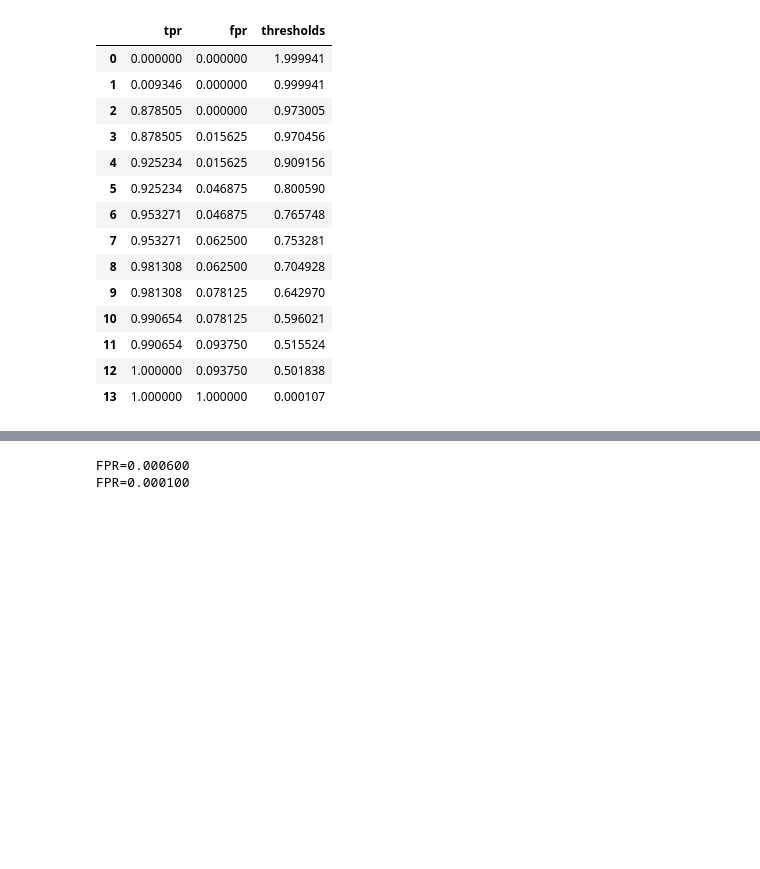
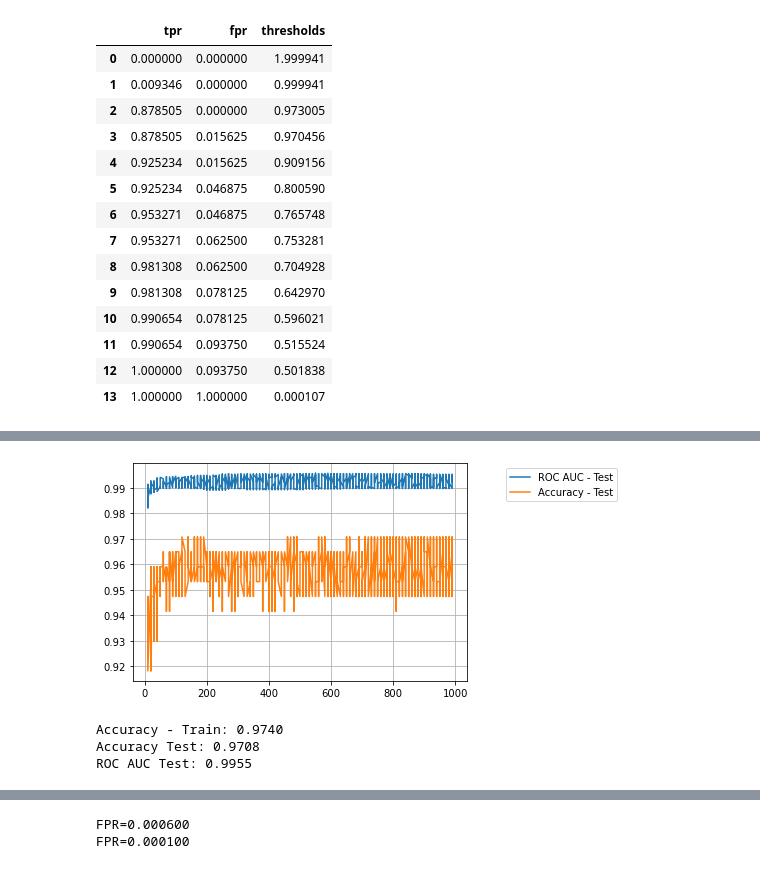
Before and after one commit to omdgit/Hands-On-Gradient-Boosting-with-XGBoost-and-Scikit-learn, a Jupyter notebook: Chapter10/auroc.ipynb, the cells around one changed output, grey strips where cells are left out. Saved outputs shown, nothing was run; the diff lists cells and outputs as text; code cells hidden in the pictures; blank space fills up the shorter version.

```diff
--- a/Chapter10/auroc.ipynb
+++ b/Chapter10/auroc.ipynb
@@ -121,0 +353,30 @@ plt.grid(alpha=0.5)
+# %%
+m = df_results.copy()
+m.sort_index(inplace=True)
+plt.plot(m['auc_test'], label='ROC AUC - Test')
+plt.plot(m['accuracy_test'], label='Accuracy - Test')
+plt.legend(bbox_to_anchor=(1.1, 1.), loc='upper left')
+plt.grid(True);
+# %% [output]
+[figure, added]
+# %%
+from sklearn.model_selection import cross_validate, cross_val_score
+
+params={'learning_rate': 0.6, 'max_depth': 3, 'n_estimators': 60, 'subsample': 0.7}
+params={'learning_rate': 0.1, 'max_depth': 3, 'n_estimators': 780, 'subsample': 0.7}
+
+xgb = XGBClassifier(**params, random_state=42, verbosity=0)
+kfold = StratifiedKFold(n_splits=5, shuffle=True, random_state=42)
+scores = cross_val_score(xgb, X_resampled, y_resampled, cv=kfold)
+print('Accuracy - Train: {0:0.4f}'.format(scores.mean()))
+xgb.fit(X_resampled, y_resampled)
+y_score = xgb.predict(X_test)
+accuracy = metrics.accuracy_score(y_true=y_test, y_pred=y_score)
+print('Accuracy Test: {0:0.4f}'.format(accuracy))
+y_score = xgb.predict_proba(X_test)[:,1]
+auc = metrics.roc_auc_score(y_true=y_test, y_score=y_score)
+print('ROC AUC Test: {0:0.4f}'.format(auc))
+# %% [output]
+Accuracy - Train: 0.9740
+Accuracy Test: 0.9708
+ROC AUC Test: 0.9955
```
Also changed, not shown: parts of 20 cells of this notebook, 8 other files.
